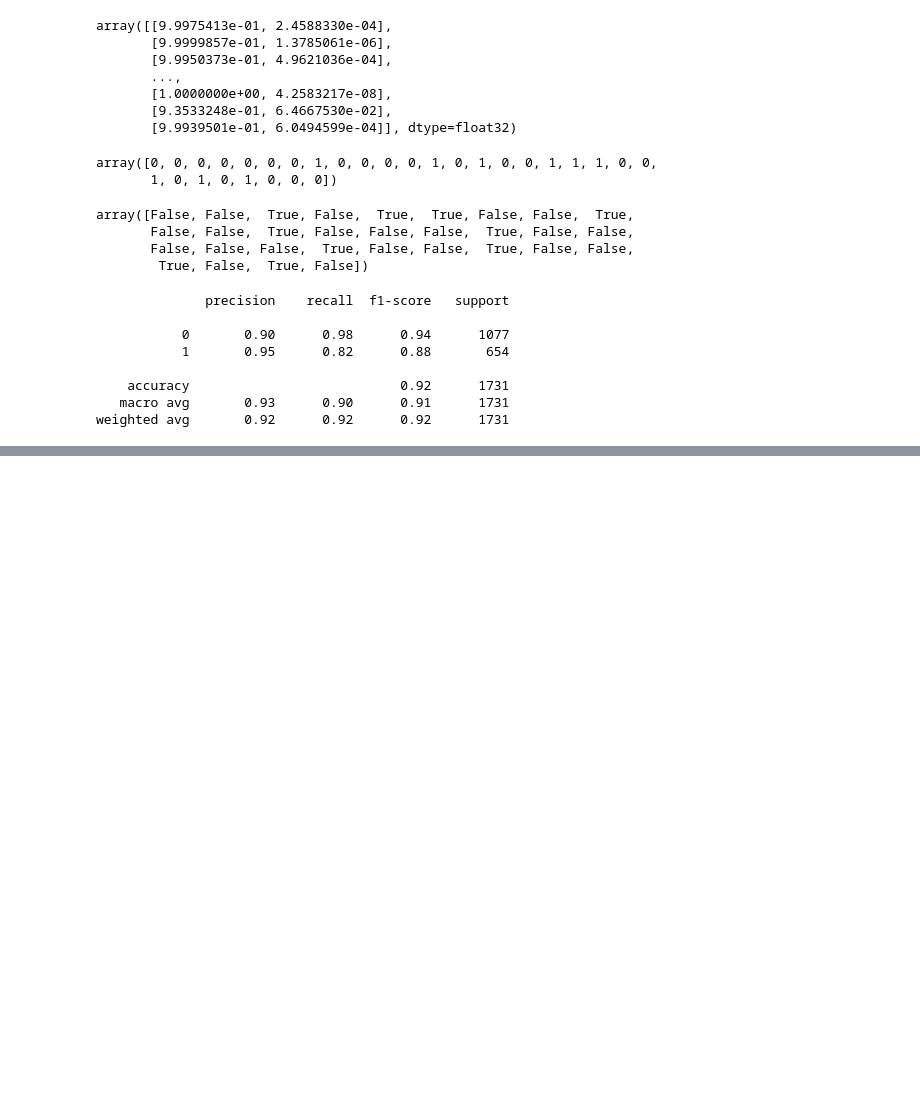
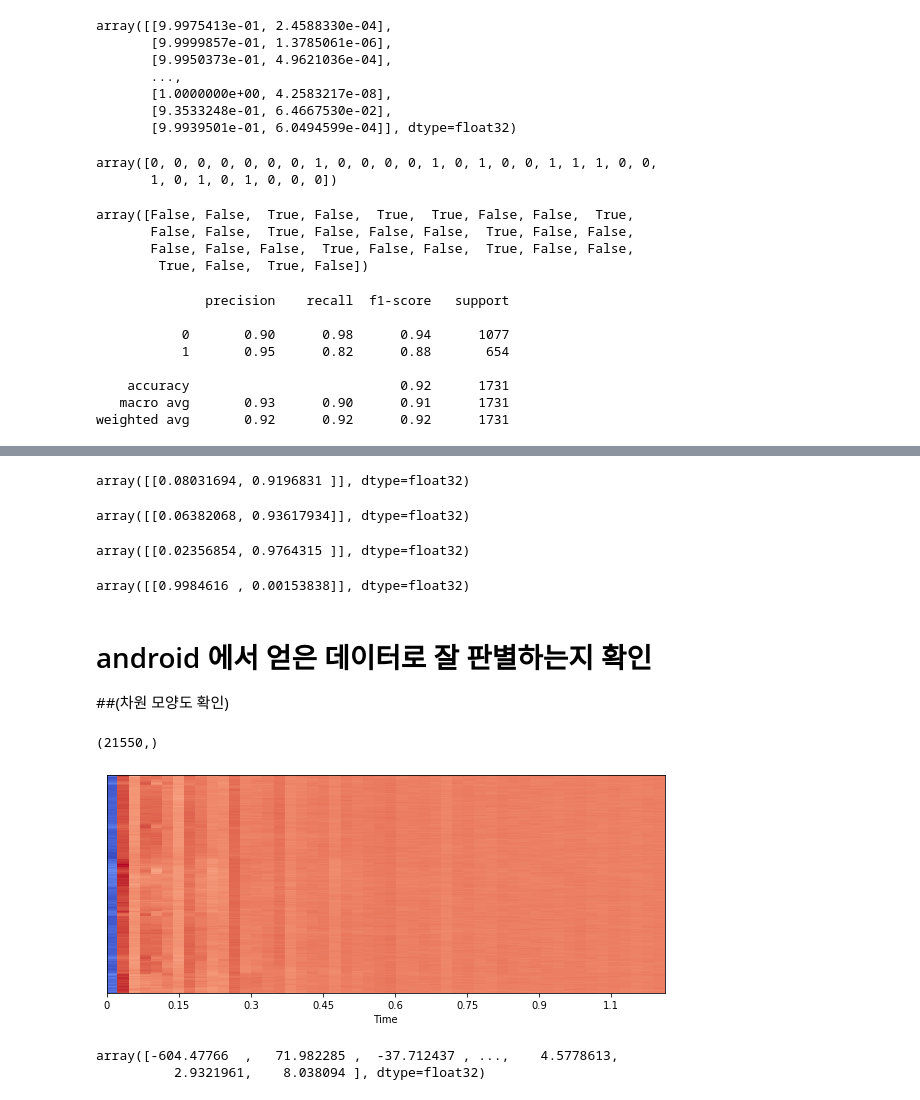
Before and after one commit to dizwe/snorrr, a Jupyter notebook: new_snorrr_true_false_light_keras.ipynb, the cells around one changed output, grey strips where cells are left out. Drawn from its saved outputs; the diff is of its cells as text; code cells hidden in the pictures; blank space fills up the shorter version.

Commit message:
MODIFY 이상한 model 결과를 분석하기 위한 녹음 파일 분석 추가 및 notebook 정리

```diff
--- a/new_snorrr_true_false_light_keras.ipynb
+++ b/new_snorrr_true_false_light_keras.ipynb
@@ -557,0 +622,55 @@ weighted avg       0.92      0.92      0.92      1731
+# %%
+
+### RGB로 바꾸기
+image = np.expand_dims(image, axis=2)
+image = np.repeat(image,3,axis=2)
+image = np.expand_dims(image, axis=0) # 1 50 431 3
+# %%
+# 3223_record_with_app
+predict = model.predict(image)
+predict
+# %% [output]
+array([[0.08031694, 0.9196831 ]], dtype=float32)
+# %%
+# 3223_record
+predict = model.predict(image)
+predict
+# %% [output]
+array([[0.06382068, 0.93617934]], dtype=float32)
+# %%
+# very_quite.wav
+predict = model.predict(image)
+predict
+# %% [output]
+array([[0.02356854, 0.9764315 ]], dtype=float32)
+# %%
+# 3223.mp3
+predict = model.predict(image)
+predict
+# %% [output]
+array([[0.9984616 , 0.00153838]], dtype=float32)
+# %% [markdown]
+# android 에서 얻은 데이터로 잘 판별하는지 확인
+##(차원 모양도 확인)
+# %%
+csv_data = np.loadtxt('./data/test.csv', delimiter=",", dtype=np.float32)
+# %%
+csv_data.shape
+# %% [output]
+(21550,)
+# %%
+### 정규화하기
+image2 = spec_to_image(image)
+import matplotlib.pyplot as plt
+import librosa
+plt.figure(figsize=(10, 4))
+librosa.display.specshow(csv_data.reshape((431,50)), x_axis='time')
+
+plt.show()
+# %% [output]
+[figure, added]
+# %%
+csv_data
+# %% [output]
+array([-604.47766  ,   71.982285 ,  -37.712437 , ...,    4.5778613,
+          2.9321961,    8.038094 ], dtype=float32)
```
Also changed, not shown: parts of 49 cells of this notebook.
